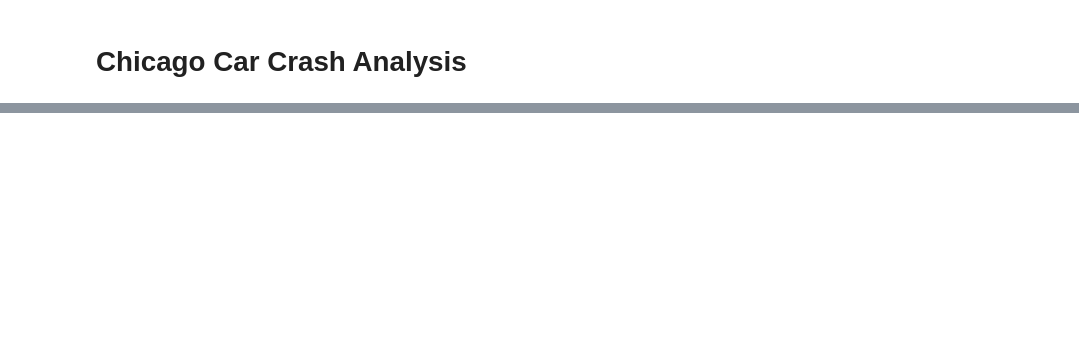
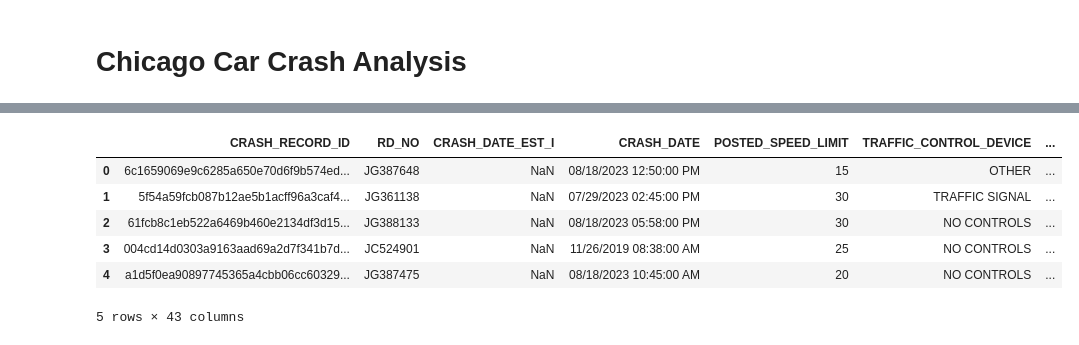
Before and after one commit to Ashendy/CarCrash_Chicago, a Jupyter notebook: Main.ipynb, the cells around one changed output, grey strips where cells are left out. Drawn from its saved outputs; the diff is of its cells as text; code cells hidden in the pictures; blank space fills up the shorter version.

```diff
--- a/Main.ipynb
+++ b/Main.ipynb
@@ -33,0 +45,10 @@ memory usage: 291.2+ MB
+# %%
+df_crash.head()
+# %% [output]
+|  | CRASH_RECORD_ID | RD_NO | CRASH_DATE_EST_I | CRASH_DATE | POSTED_SPEED_LIMIT | TRAFFIC_CONTROL_DEVICE | ... |
+| 0 | 6c1659069e9c6285a650e70d6f9b574ed... | JG387648 | NaN | 08/18/2023 12:50:00 PM | 15 | OTHER | ... |
+| 1 | 5f54a59fcb087b12ae5b1acff96a3caf4... | JG361138 | NaN | 07/29/2023 02:45:00 PM | 30 | TRAFFIC SIGNAL | ... |
+| 2 | 61fcb8c1eb522a6469b460e2134df3d15... | JG388133 | NaN | 08/18/2023 05:58:00 PM | 30 | NO CONTROLS | ... |
+| 3 | 004cd14d0303a9163aad69a2d7f341b7d... | JC524901 | NaN | 11/26/2019 08:38:00 AM | 25 | NO CONTROLS | ... |
+| 4 | a1d5f0ea90897745365a4cbb06cc60329... | JG387475 | NaN | 08/18/2023 10:45:00 AM | 20 | NO CONTROLS | ... |
+5 rows × 43 columns
```
Also changed, not shown: parts of 19 cells of this notebook.
